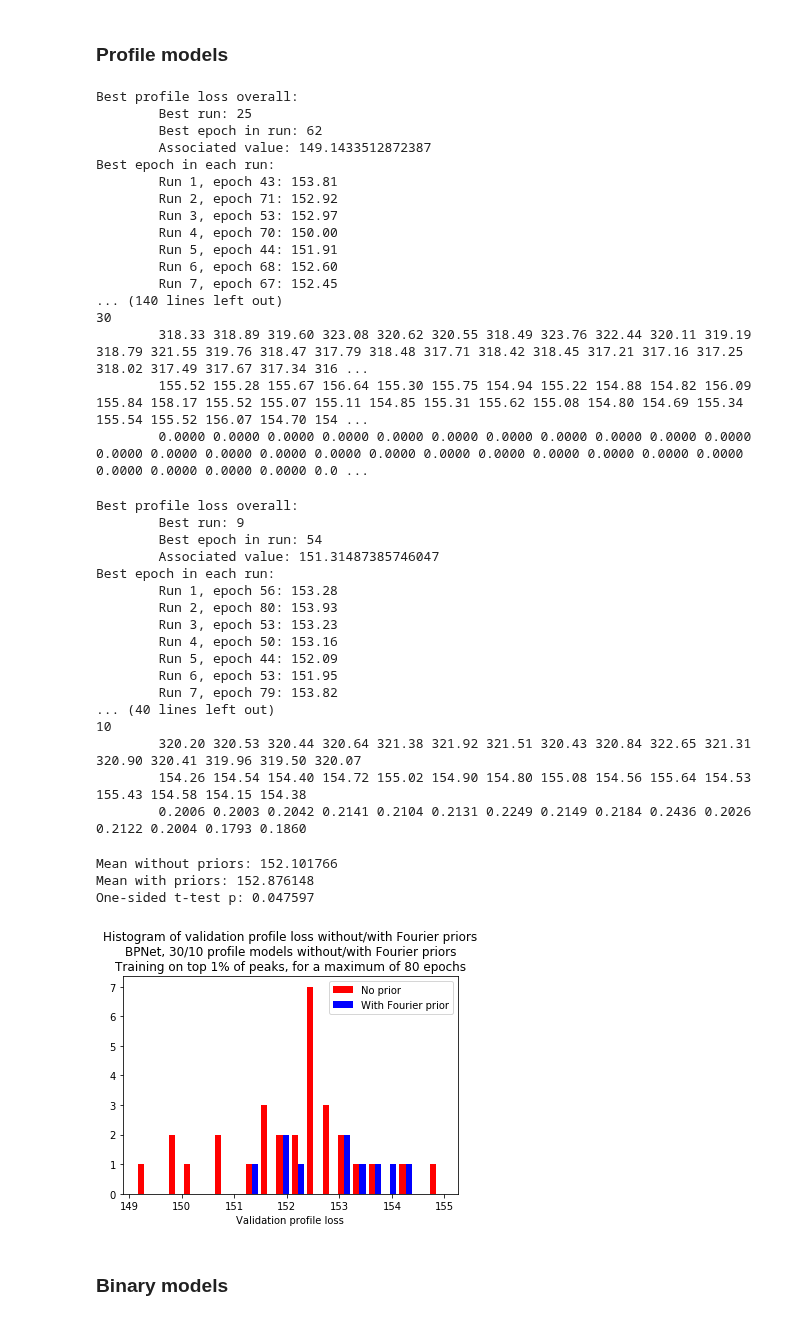
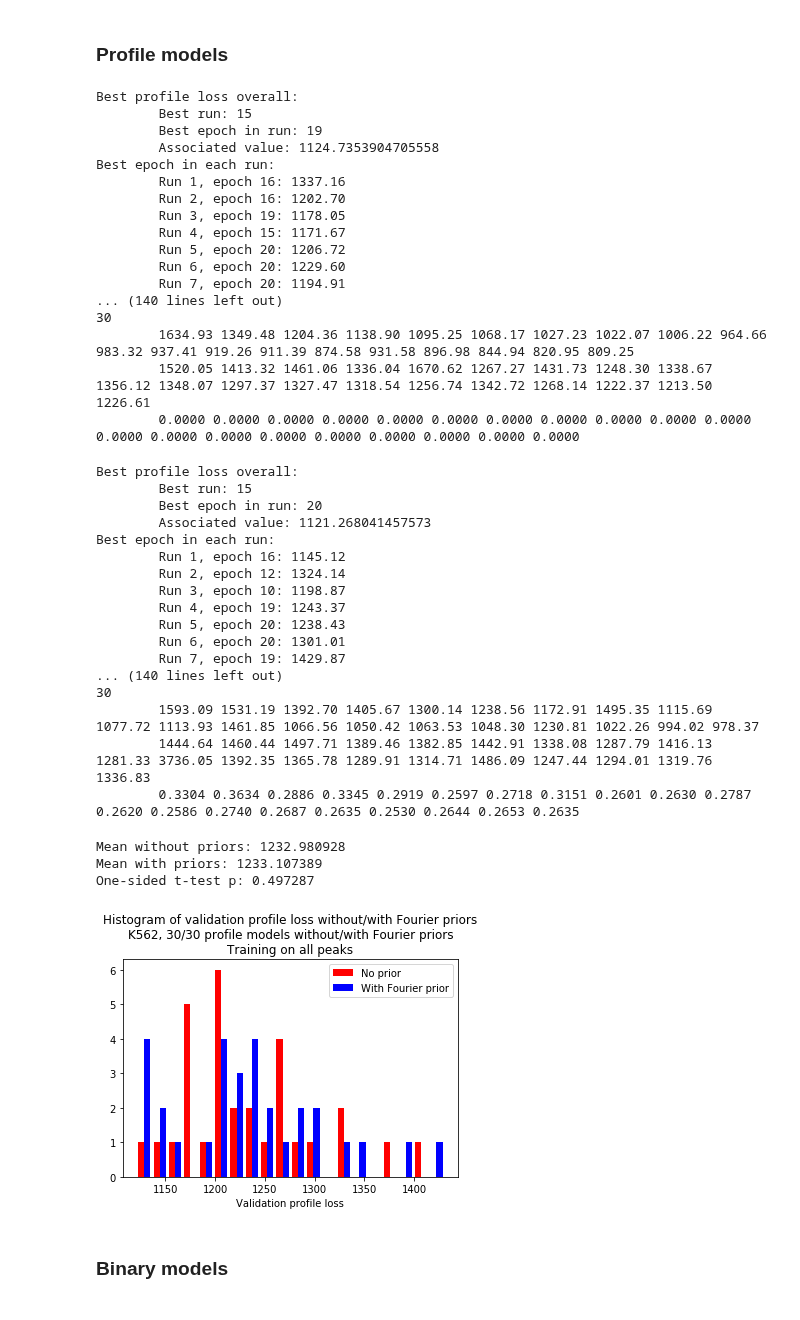
Before and after one commit to amtseng/fourier_attribution_priors, a Jupyter notebook: notebooks/training_statistics.ipynb, the cells around one changed output. Cells and saved outputs as stored; diff of their text form; code cells hidden in the pictures.

```diff
--- a/notebooks/training_statistics.ipynb
+++ b/notebooks/training_statistics.ipynb
@@ -98,69 +98,69 @@ def print_profile_losses(models_path, max_epoch=None):
 # %%
 profile_models_path = "/users/amtseng/att_priors/models/trained_models/profile/"
 # %%
-noprior_prof_val_losses = print_profile_losses(os.path.join(profile_models_path, "BPNet_keep1_80epochs"))
+noprior_prof_val_losses = print_profile_losses(os.path.join(profile_models_path, "K562_keep1"))
 # %% [output]
 Best profile loss overall:
-        Best run: 25
-        Best epoch in run: 62
-        Associated value: 149.1433512872387
+        Best run: 15
+        Best epoch in run: 19
+        Associated value: 1124.7353904705558
 Best epoch in each run:
-        Run 1, epoch 43: 153.81
-        Run 2, epoch 71: 152.92
-        Run 3, epoch 53: 152.97
-        Run 4, epoch 70: 150.00
-        Run 5, epoch 44: 151.91
-        Run 6, epoch 68: 152.60
-        Run 7, epoch 67: 152.45
+        Run 1, epoch 16: 1337.16
+        Run 2, epoch 16: 1202.70
+        Run 3, epoch 19: 1178.05
+        Run 4, epoch 15: 1171.67
+        Run 5, epoch 20: 1206.72
+        Run 6, epoch 20: 1229.60
+        Run 7, epoch 20: 1194.91
 ... (140 lines left out)
 30
-        318.33 318.89 319.60 323.08 320.62 320.55 318.49 323.76 322.44 320.11 319.19 318.79 321.55 319.76 318.47 317.79 318.48 317.71 318.42 318.45 317.21 317.16 317.25 318.02 317.49 317.67 317.34 316 ...
-        155.52 155.28 155.67 156.64 155.30 155.75 154.94 155.22 154.88 154.82 156.09 155.84 158.17 155.52 155.07 155.11 154.85 155.31 155.62 155.08 154.80 154.69 155.34 155.54 155.52 156.07 154.70 154 ...
-        0.0000 0.0000 0.0000 0.0000 0.0000 0.0000 0.0000 0.0000 0.0000 0.0000 0.0000 0.0000 0.0000 0.0000 0.0000 0.0000 0.0000 0.0000 0.0000 0.0000 0.0000 0.0000 0.0000 0.0000 0.0000 0.0000 0.0000 0.0 ...
+        1634.93 1349.48 1204.36 1138.90 1095.25 1068.17 1027.23 1022.07 1006.22 964.66 983.32 937.41 919.26 911.39 874.58 931.58 896.98 844.94 820.95 809.25
+        1520.05 1413.32 1461.06 1336.04 1670.62 1267.27 1431.73 1248.30 1338.67 1356.12 1348.07 1297.37 1327.47 1318.54 1256.74 1342.72 1268.14 1222.37 1213.50 1226.61
+        0.0000 0.0000 0.0000 0.0000 0.0000 0.0000 0.0000 0.0000 0.0000 0.0000 0.0000 0.0000 0.0000 0.0000 0.0000 0.0000 0.0000 0.0000 0.0000 0.0000
 # %%
-prior_prof_val_losses = print_profile_losses(os.path.join(profile_models_path, "BPNet_prior_keep1_80epochs"))
+prior_prof_val_losses = print_profile_losses(os.path.join(profile_models_path, "K562_prior_keep1"))
 # %% [output]
 Best profile loss overall:
-        Best run: 9
-        Best epoch in run: 54
-        Associated value: 151.31487385746047
+        Best run: 15
+        Best epoch in run: 20
+        Associated value: 1121.268041457573
 Best epoch in each run:
-        Run 1, epoch 56: 153.28
-        Run 2, epoch 80: 153.93
-        Run 3, epoch 53: 153.23
-        Run 4, epoch 50: 153.16
-        Run 5, epoch 44: 152.09
-        Run 6, epoch 53: 151.95
-        Run 7, epoch 79: 153.82
-... (40 lines left out)
-10
-        320.20 320.53 320.44 320.64 321.38 321.92 321.51 320.43 320.84 322.65 321.31 320.90 320.41 319.96 319.50 320.07
-        154.26 154.54 154.40 154.72 155.02 154.90 154.80 155.08 154.56 155.64 154.53 155.43 154.58 154.15 154.38
-        0.2006 0.2003 0.2042 0.2141 0.2104 0.2131 0.2249 0.2149 0.2184 0.2436 0.2026 0.2122 0.2004 0.1793 0.1860
+        Run 1, epoch 16: 1145.12
+        Run 2, epoch 12: 1324.14
+        Run 3, epoch 10: 1198.87
+        Run 4, epoch 19: 1243.37
+        Run 5, epoch 20: 1238.43
+        Run 6, epoch 20: 1301.01
+        Run 7, epoch 19: 1429.87
+... (140 lines left out)
+30
+        1593.09 1531.19 1392.70 1405.67 1300.14 1238.56 1172.91 1495.35 1115.69 1077.72 1113.93 1461.85 1066.56 1050.42 1063.53 1048.30 1230.81 1022.26 994.02 978.37
+        1444.64 1460.44 1497.71 1389.46 1382.85 1442.91 1338.08 1287.79 1416.13 1281.33 3736.05 1392.35 1365.78 1289.91 1314.71 1486.09 1247.44 1294.01 1319.76 1336.83
+        0.3304 0.3634 0.2886 0.3345 0.2919 0.2597 0.2718 0.3151 0.2601 0.2630 0.2787 0.2620 0.2586 0.2740 0.2687 0.2635 0.2530 0.2644 0.2653 0.2635
 # %%
 bin_num = 20
 plt.figure()
 plt.hist(
     [np.array(list(noprior_prof_val_losses.values())), np.array(list(prior_prof_val_losses.values()))],
     bin_num, histtype="bar",
     label=["No prior", "With Fourier prior"], color=["red", "blue"])
 title = "Histogram of validation profile loss without/with Fourier priors"
-title += "\nBPNet, %d/%d profile models without/with Fourier priors" % (len(noprior_prof_val_losses), len(prior_prof_val_losses))
-title += "\nTraining on top 1% of peaks, for a maximum of 80 epochs"
+title += "\nK562, %d/%d profile models without/with Fourier priors" % (len(noprior_prof_val_losses), len(prior_prof_val_losses))
+title += "\nTraining on all peaks"
 plt.title(title)
 plt.xlabel("Validation profile loss")
 plt.legend()
 
 np_vals, p_vals = np.array(list(noprior_prof_val_losses.values())), np.array(list(prior_prof_val_losses.values()))
 t, p = scipy.stats.ttest_ind(np_vals, p_vals)
 print("Mean without priors: %f" % np.mean(np_vals))
 print("Mean with priors: %f" % np.mean(p_vals))
 print("One-sided t-test p: %f" % (p / 2))
 # %% [output]
-Mean without priors: 152.101766
-Mean with priors: 152.876148
-One-sided t-test p: 0.047597
+Mean without priors: 1232.980928
+Mean with priors: 1233.107389
+One-sided t-test p: 0.497287
-[figure, old version]
+[figure, new version]
 # %% [markdown]
 ### Binary models
 # %%
```
Also changed, not shown: parts of 1 cell of this notebook, 3 other files.
